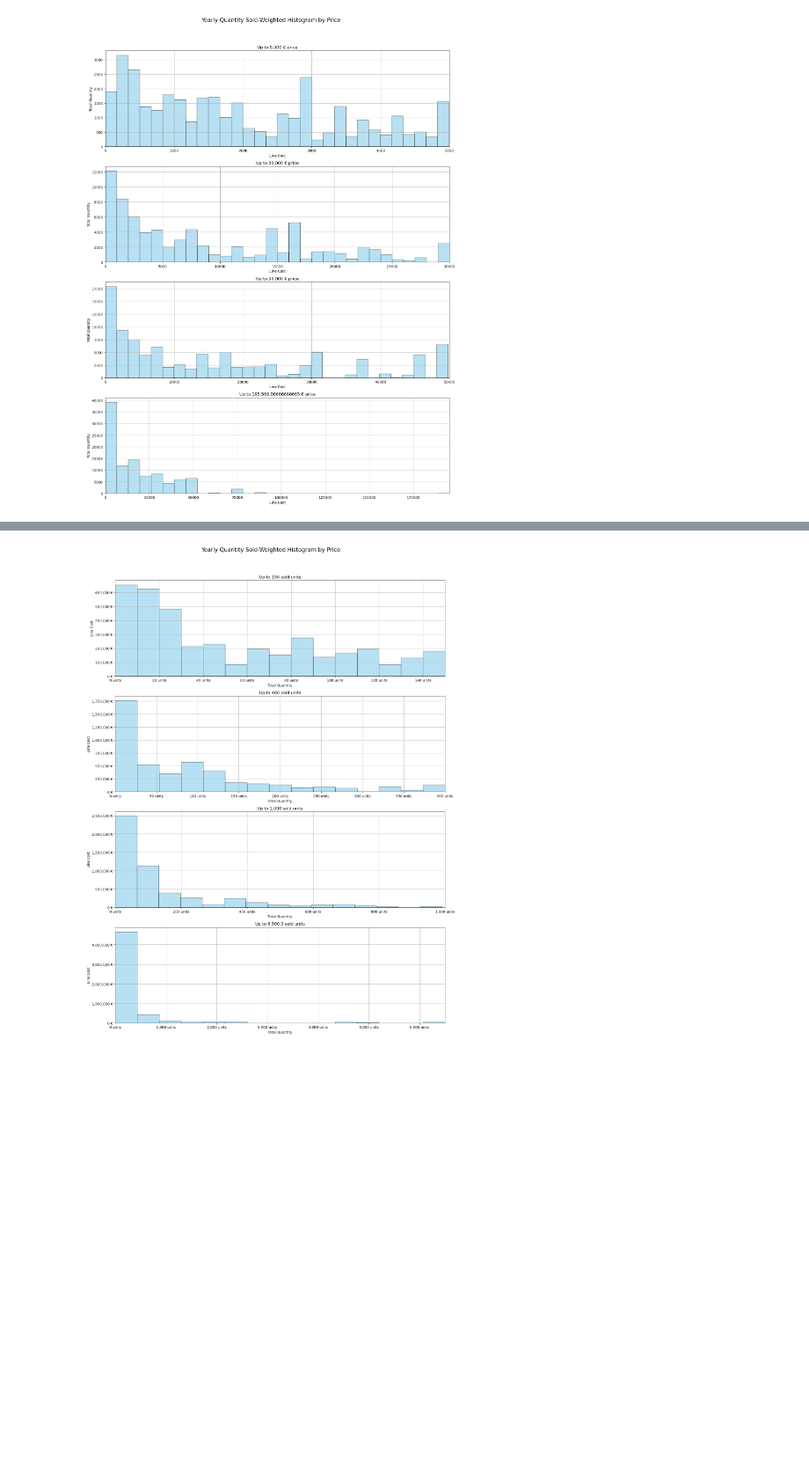
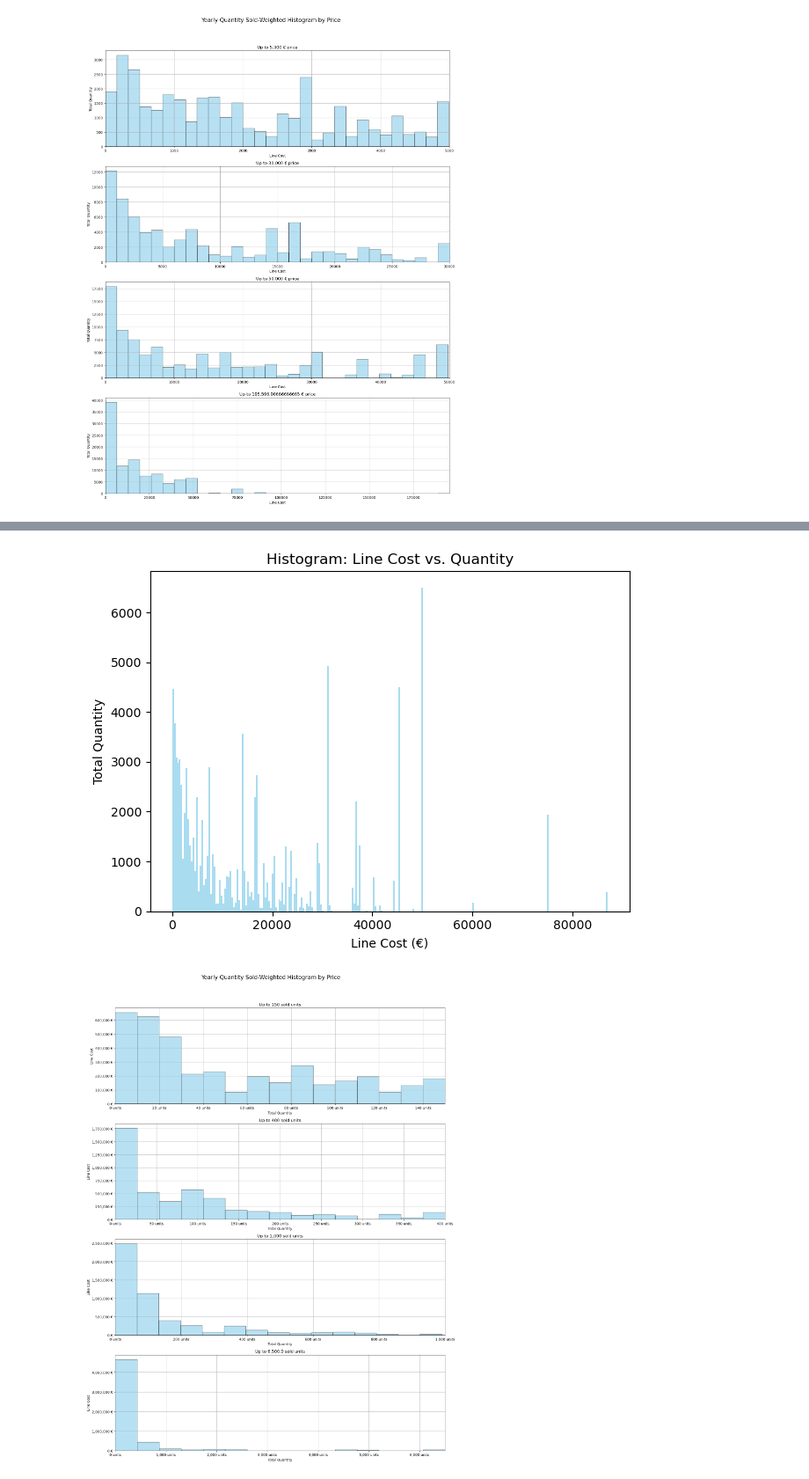
Before and after one commit to werderame/Real-Life-Manufacturing-Inventory-Analysis, a Jupyter notebook: clustering_so_articles/clustering_sales_articles.ipynb, the cells around one changed output, grey strips where cells are left out. Shown at 88% size. Saved outputs shown, nothing was run; the diff lists cells and outputs as text; code cells hidden in the pictures; blank space fills up the shorter version.

```diff
--- a/clustering_so_articles/clustering_sales_articles.ipynb
+++ b/clustering_so_articles/clustering_sales_articles.ipynb
@@ -152,3 +267,29 @@ sale_vol_y.sort_values('quantity', ascending=False)
+# %%
+import matplotlib.pyplot as plt
+
+# Set up the figure
+fig, ax = plt.subplots()
+
+# Plot a histogram of line_cost weighted by quantity
+ax.hist(
+    sale_vol_y_t['line_cost'],
+    weights=sale_vol_y_t['quantity'],   # 👈 This is the key: sum quantity instead of counting rows
+    bins=250,                            # Adjust bin count if needed
+    color='skyblue',
+    alpha=0.7
+)
+
+# Axis labels and title
+ax.set(
+    xlabel='Line Cost (€)',
+    ylabel='Total Quantity',
+    title='Histogram: Line Cost vs. Quantity'
+)
+
+plt.tight_layout()
+plt.show()
+# %% [output]
+[figure, added]
 # %%
 from matplotlib import ticker
 
```
Also changed, not shown: parts of 9 cells of this notebook.
